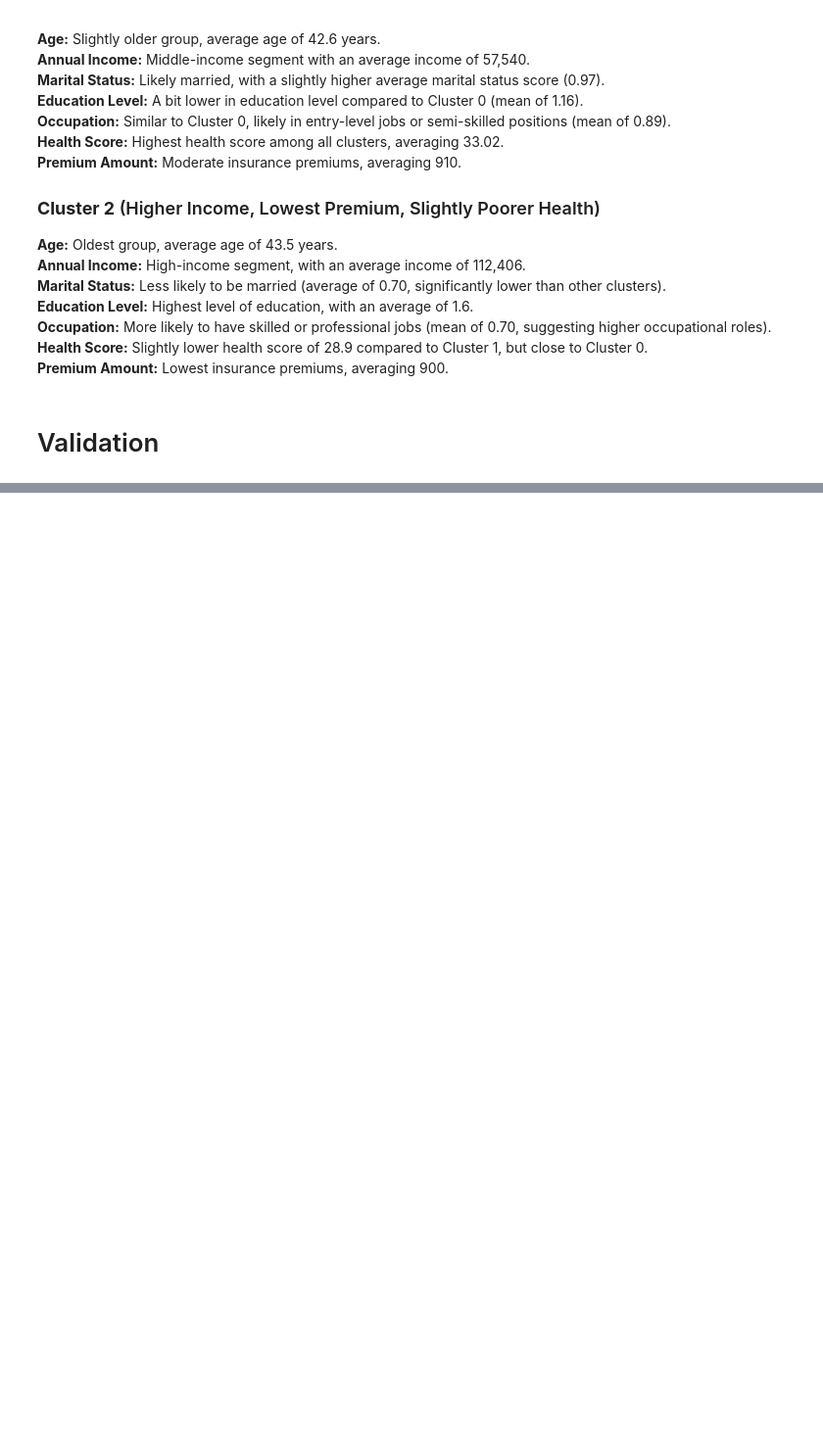
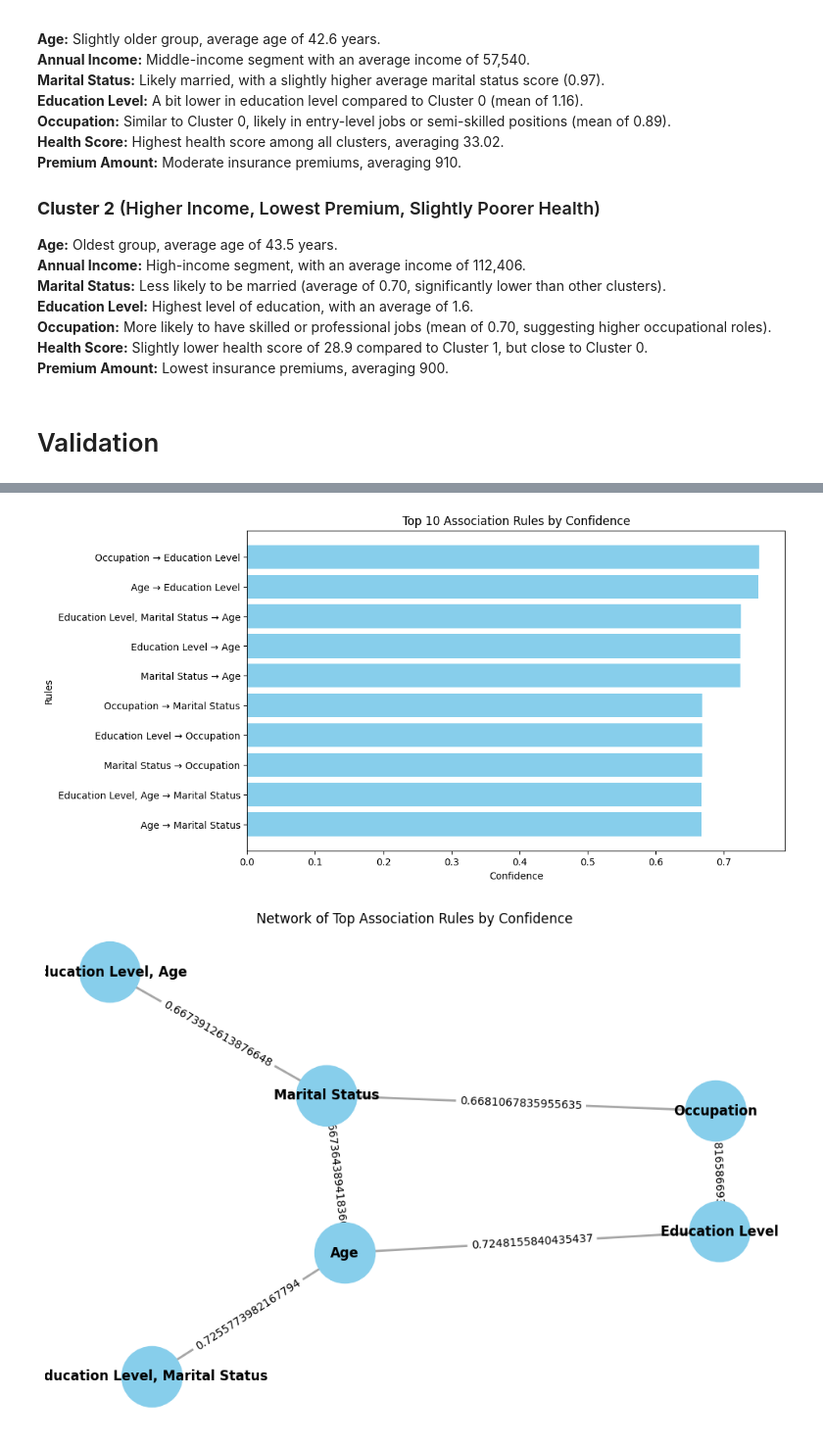
Before and after one commit to HenriqueGuima/Insurance-Risk-Assessment, a Jupyter notebook: eda_ml_unsup_learning_insurance.ipynb, the cells around one changed output, grey strips where cells are left out. Shown at 98% size. Saved outputs shown, nothing was run; the diff lists cells and outputs as text; code cells hidden in the pictures; blank space fills up the shorter version.

```diff
--- a/eda_ml_unsup_learning_insurance.ipynb
+++ b/eda_ml_unsup_learning_insurance.ipynb
@@ -127,0 +169,51 @@ print(wcss)
+# %%
+# Network graph for association rules
+
+# Ensure the lengths of the arrays match the length of the rules['confidence'].values array
+antecedents = ["Age", "Marital Status", "Education Level", "Age", "Occupation", "Marital Status", "Education Level", "Occupation", "Education Level, Age", "Education Level, Marital Status"]
+consequents = ["Marital Status", "Age", "Age", "Education Level", "Marital Status", "Occupation", "Occupation", "Education Level", "Marital Status", "Age"]
+confidence = rules['confidence'].values[:len(antecedents)]  # Truncate or extend to match the length
+
+data = {
+    'antecedents': antecedents,
+    'consequents': consequents,
+    'confidence': confidence
+}
+
+df = pd.DataFrame(data)
+
+# 1. Sort by confidence to get the top rules
+top_rules = df.sort_values('confidence', ascending=False).head(10)
+
+# 2. Bar plot of the top rules based on confidence
+plt.figure(figsize=(10,6))
+plt.barh(top_rules['antecedents'] + ' → ' + top_rules['consequents'], top_rules['confidence'], color='skyblue')
+plt.xlabel('Confidence')
+plt.ylabel('Rules')
+plt.title('Top 10 Association Rules by Confidence')
+plt.gca().invert_yaxis()  # Invert y-axis to have the highest confidence at the top
+plt.show()
+
+# 3. Create a network graph to visualize associations
+G = nx.Graph()
+
+# Add nodes and edges for antecedents and consequents
+for index, row in top_rules.iterrows():
+    antecedent = row['antecedents']
+    consequent = row['consequents']
+    G.add_edge(antecedent, consequent, weight=row['confidence'])
+
+# Plot the graph
+plt.figure(figsize=(12,8))
+pos = nx.spring_layout(G, k=0.5, seed=42)  # Layout for nodes
+nx.draw_networkx_nodes(G, pos, node_size=3000, node_color='skyblue')
+nx.draw_networkx_edges(G, pos, width=2, alpha=0.7, edge_color='gray')
+nx.draw_networkx_labels(G, pos, font_size=12, font_weight='bold')
+edge_labels = nx.get_edge_attributes(G, 'weight')
+nx.draw_networkx_edge_labels(G, pos, edge_labels=edge_labels, font_size=10)
+plt.title('Network of Top Association Rules by Confidence')
+plt.axis('off')
+plt.show()
+# %% [output]
+[figure, added]
+[figure, added]
```
Also changed, not shown: parts of 6 cells of this notebook, 2 other files.
